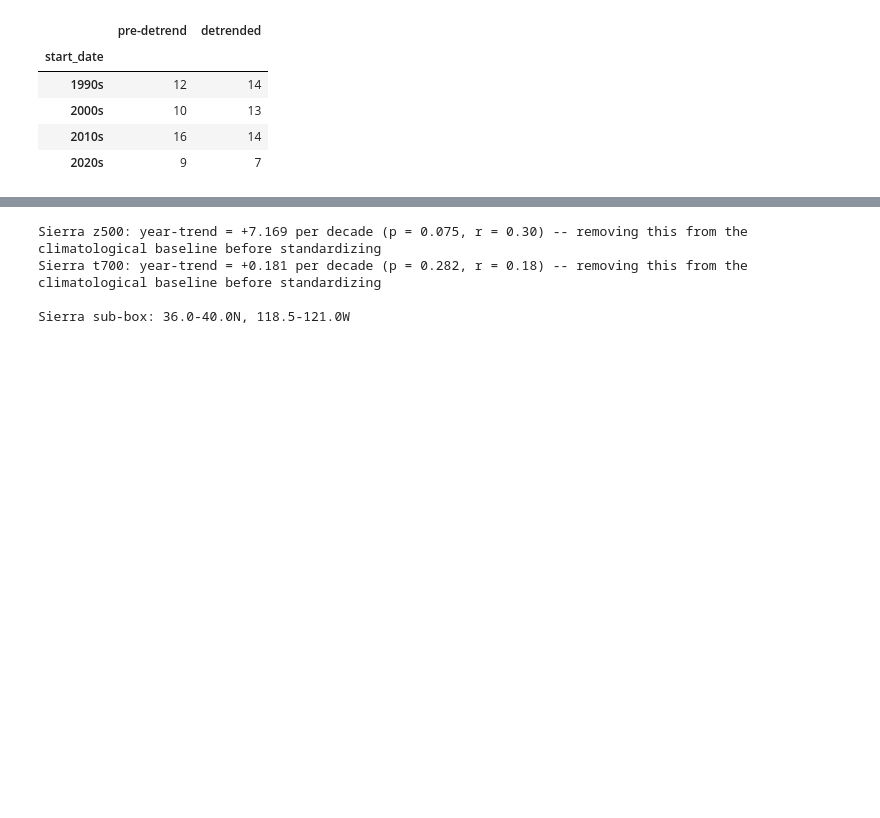
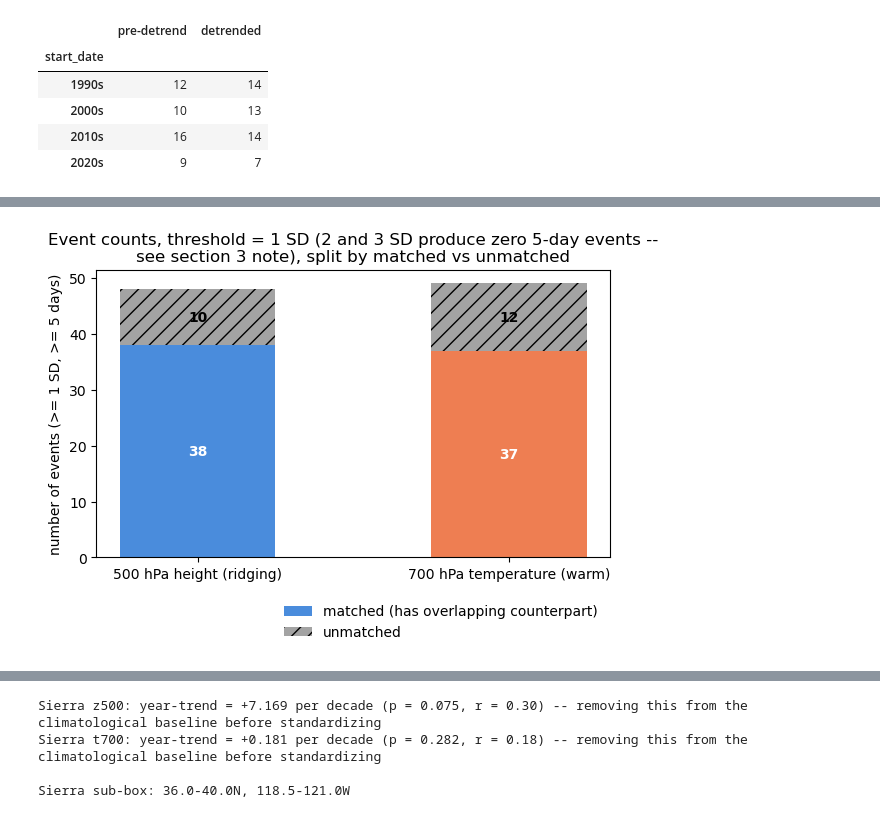
Before and after one commit to ming80302/AR_CA_PROJ, a Jupyter notebook: CA_z500_t700_blocking_events_detrend_5day.ipynb, the cells around one changed output, grey strips where cells are left out. Saved outputs shown, nothing was run; the diff lists cells and outputs as text; code cells hidden in the pictures; blank space fills up the shorter version.

```diff
--- a/CA_z500_t700_blocking_events_detrend_5day.ipynb
+++ b/CA_z500_t700_blocking_events_detrend_5day.ipynb
@@ -700,0 +902,25 @@ CA_z500_t700_blocking_events_mindur_comparison.ipynb
+# %%
+counts = pd.DataFrame({
+    'matched': [len(matched_z), len(matched_t)],
+    'unmatched': [len(unmatched_z), len(unmatched_t)],
+}, index=list(COLOR.keys()))
+
+fig, ax = plt.subplots(figsize=(6, 4.5))
+x = np.arange(len(counts))
+ax.bar(x, counts['matched'], 0.5, color=[COLOR[l] for l in counts.index], alpha=0.85,
+       label='matched (has overlapping counterpart)')
+ax.bar(x, counts['unmatched'], 0.5, bottom=counts['matched'], color='0.6', alpha=0.9, hatch='//',
+       label='unmatched')
+for i, (m, u) in enumerate(zip(counts['matched'], counts['unmatched'])):
+    ax.text(i, m / 2, str(m), ha='center', va='center', color='white', fontweight='bold')
+    ax.text(i, m + u / 2, str(u), ha='center', va='center', color='black', fontweight='bold')
+ax.set_xticks(x)
+ax.set_xticklabels(counts.index)
+ax.set_ylabel('number of events (>= 1 SD, >= 5 days)')
+ax.set_title('Event counts, threshold = 1 SD (2 and 3 SD produce zero 5-day events --\n'
+             'see section 3 note), split by matched vs unmatched')
+ax.legend(frameon=False, loc='upper right', bbox_to_anchor=(1.0, -0.12))
+plt.tight_layout()
+plt.show()
+# %% [output]
+[figure, added]
```
Also changed, not shown: parts of 44 cells of this notebook.
